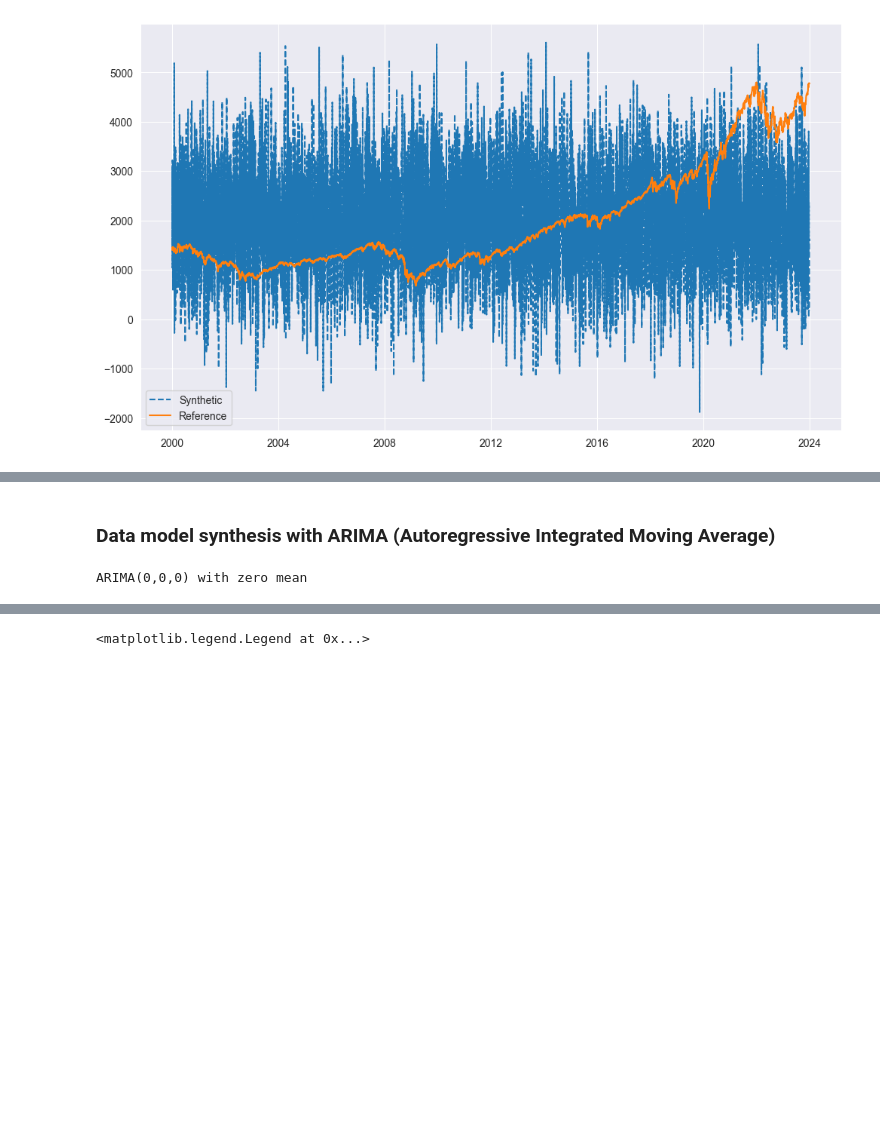
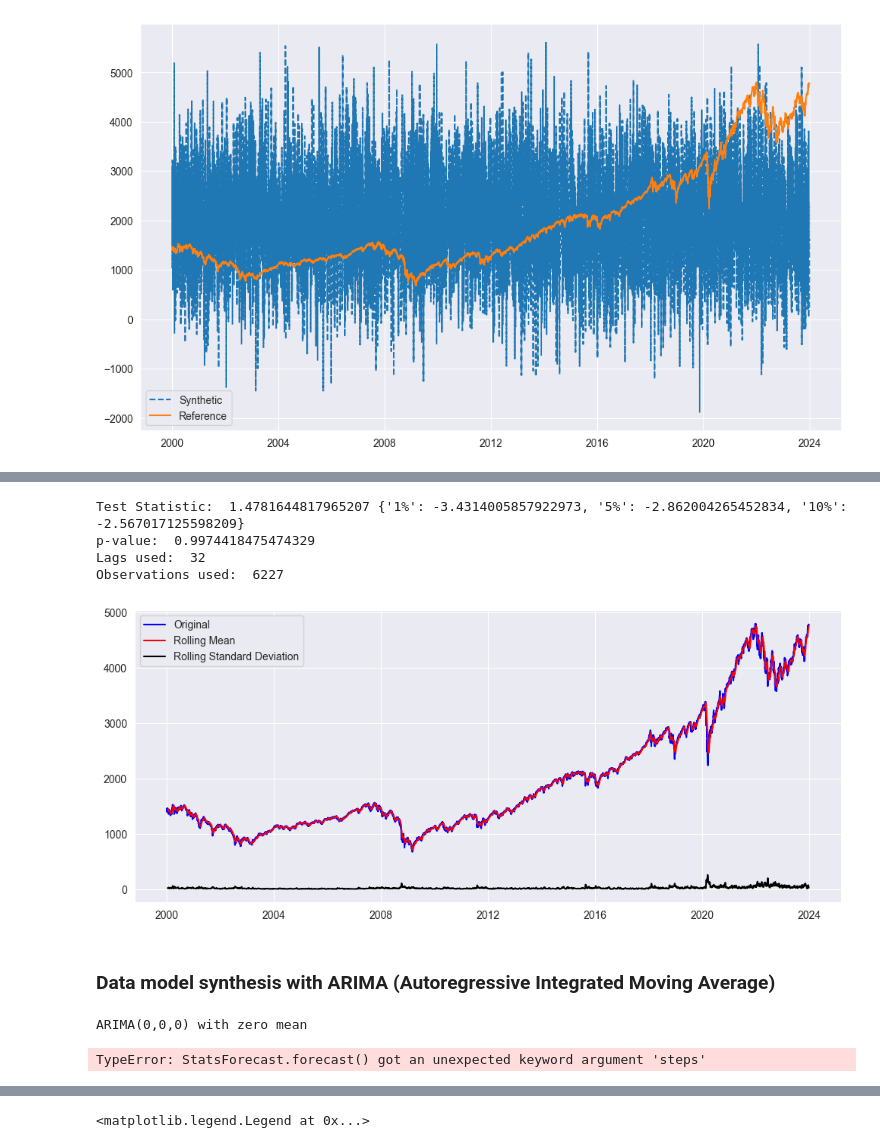
Before and after one commit to eddienubes/datascience-for-ek, a Jupyter notebook: project1/analysis.ipynb, the cells around one changed output, grey strips where cells are left out. Cells and saved outputs as stored; diff of their text form; code cells hidden in the pictures; blank space fills up the shorter version.

```diff
--- a/project1/analysis.ipynb
+++ b/project1/analysis.ipynb
@@ -158,3 +178,26 @@ ax.legend()
+# %%
+snp_rollmean = snp_data['close'].rolling(12).mean()
+snp_rollstd = snp_data['close'].rolling(12).std()
+
+fig, ax = plt.subplots(figsize=(12, 5))
+ax.plot(snp_data['close'], color='b', label='Original')
+ax.plot(snp_rollmean, color='r', label='Rolling Mean')
+ax.plot(snp_rollstd, color='black', label='Rolling Standard Deviation')
+ax.legend()
+
+# Augmented Dicker-Fuller Test
+adft = adfuller(snp_data['close'], autolag='AIC')
+print('Test Statistic: ', adft[0], adft[4])
+# P-value tells us how likely the data would've appeared the way it did if null-hypothesis were true.
+print('p-value: ', adft[1])
+print('Lags used: ', adft[2])
+print('Observations used: ', adft[3])
+# %% [output]
+Test Statistic:  1.4781644817965207 {'1%': -3.4314005857922973, '5%': -2.862004265452834, '10%': -2.567017125598209}
+p-value:  0.9974418475474329
+Lags used:  32
+Observations used:  6227
+[figure, added]
 # %% [markdown]
 ### Data model synthesis with ARIMA (Autoregressive Integrated Moving Average)
 # %%
@@ -165,28 +208,31 @@ testing_set = snp_data.loc[split_date:]
 training_df = pd.DataFrame({
     'close': training_set['close'],
     'ds': training_set.index,
-    'unique_id': range(0, len(training_set['close']))
+    'unique_id': range(len(training_set['close']))
 })
 testing_df = pd.DataFrame({
     'close': testing_set['close'],
     'ds': testing_set.index,
-    'unique_id': range(0, len(testing_set['close']))
+    'unique_id': range(len(testing_set['close']))
 })
 
 arima_model = StatsForecast(
-    models = [AutoARIMA(season_length=7)],
+    models = [AutoARIMA()],
     freq=frequency,
     n_jobs=-1
 )
+# arima_model = ARIMA(order=(1, 1, 1), season_length=7)
 # # 5 - AR term. Values will be used to predict the new one.
 # # 1 - I term. Difference will be used (current - previous) to make the series stationary
 # # 0 - MA term. 0 means do NOT include error differences from the previous values
-
 arima_model = arima_model.fit(df=training_df, target_col='close', time_col='ds')
+# arima_model = arima_model.fit(y=training_df['close'].values)
 print(arima_string(arima_model.fitted_[0,0].model_))
 
 # # Predict next year
 steps = len(testing_set['close'])
-snp_synthetic = arima_model.forecast(h=steps)
+# snp_synthetic = arima_model.forecast(y=training_df['close'].values, h=steps)
+snp_synthetic = arima_model.forecast(steps=steps)
 # %% [output]
 ARIMA(0,0,0) with zero mean
+TypeError: StatsForecast.forecast() got an unexpected keyword argument 'steps'
```
Also changed, not shown: parts of 7 cells of this notebook.
